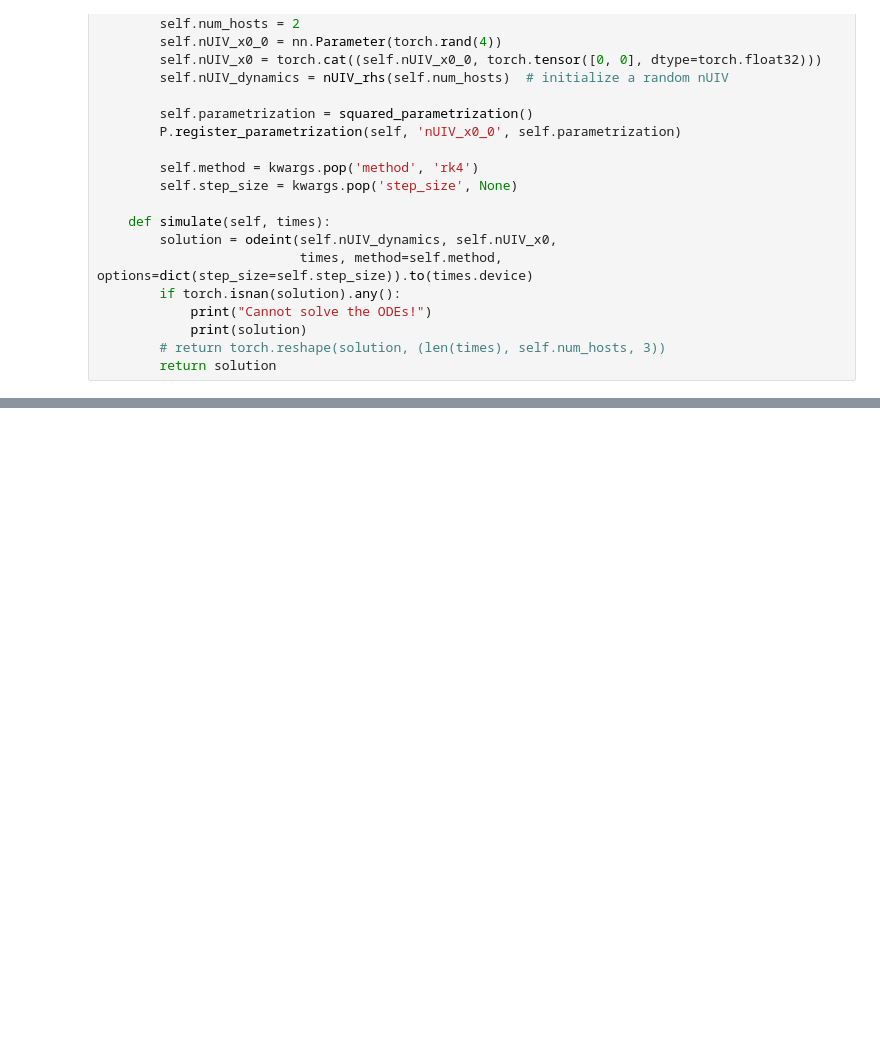
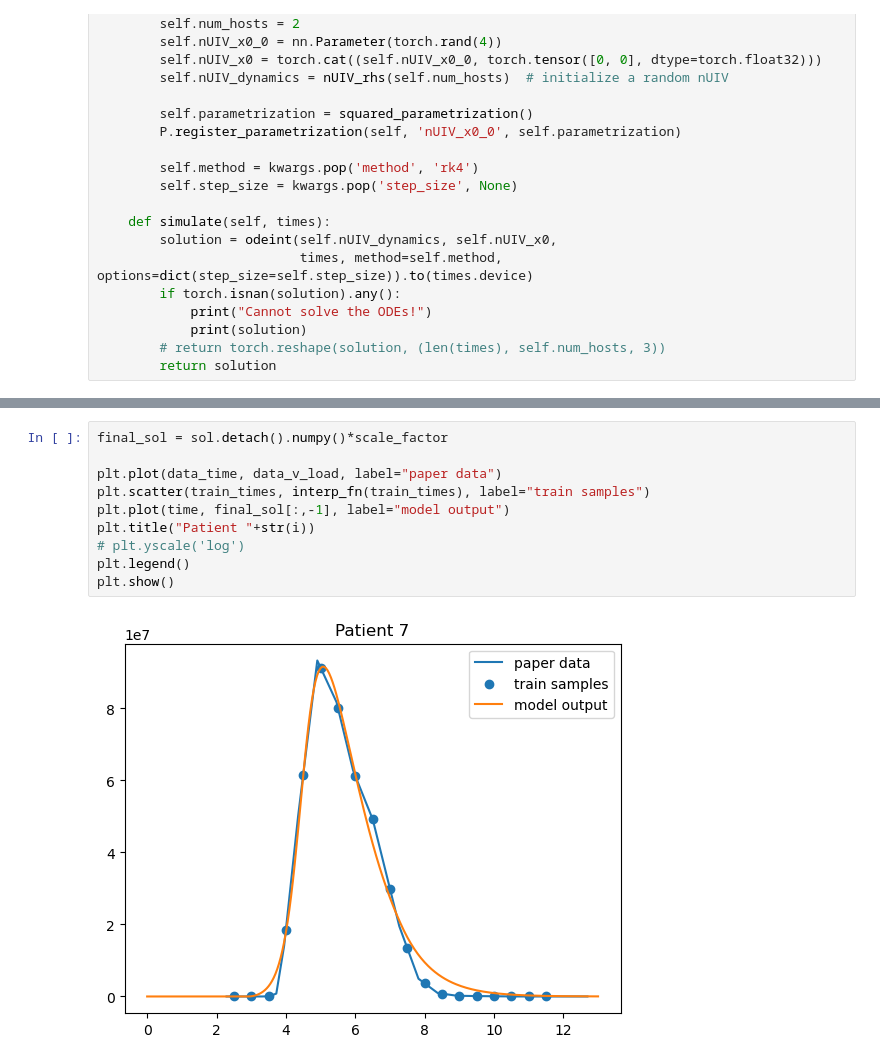
Before and after one commit to rahalnanayakkara/epidemiology_sysID, a Jupyter notebook: nUIV_data_fit.ipynb, the cells around one changed output, grey strips where cells are left out. Drawn from its saved outputs; the diff is of its cells as text; blank space fills up the shorter version.

Commit message:
Correct Parameters, no time scaling

```diff
--- a/nUIV_data_fit.ipynb
+++ b/nUIV_data_fit.ipynb
@@ -112,3 +111,15 @@ Epoch 399, loss value: 1.1720623473582656.
+# %%
+final_sol = sol.detach().numpy()*scale_factor
+
+plt.plot(data_time, data_v_load, label="paper data")
+plt.scatter(train_times, interp_fn(train_times), label="train samples")
+plt.plot(time, final_sol[:,-1], label="model output")
+plt.title("Patient "+str(i))
+# plt.yscale('log')
+plt.legend()
+plt.show()
+# %% [output]
+[figure, added]
 # %%
 plt.plot(data_time, data_v_load, label="paper data")
 plt.scatter(train_times, interp_fn(train_times), label="train samples")
```
Also changed, not shown: parts of 7 cells of this notebook, 2 other files.
